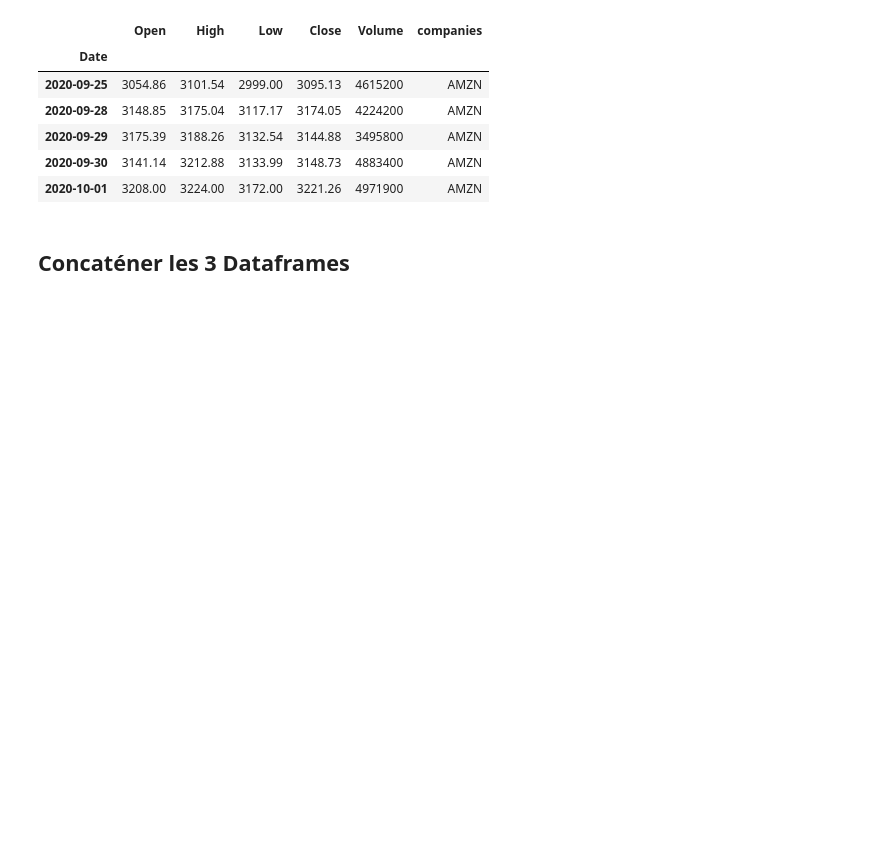
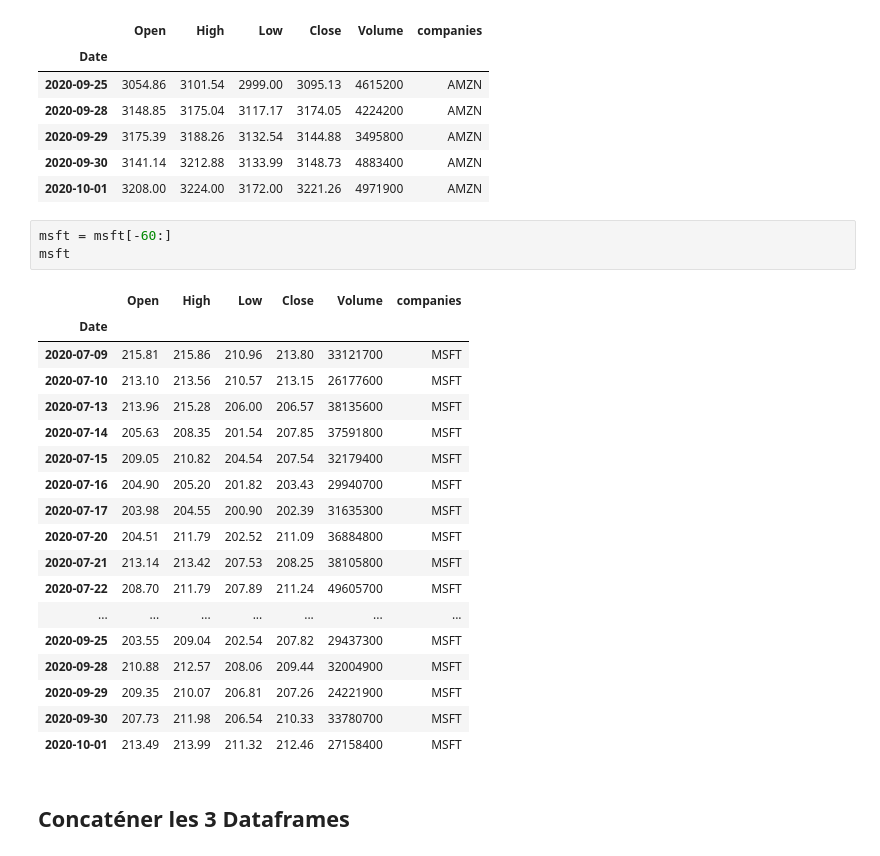
Before and after one commit to bintou579/Stratetgy_Trading, a Jupyter notebook: Modeles/Stock_Market_Analysis.ipynb, the cells around one changed output. Drawn from its saved outputs; the diff is of its cells as text; blank space fills up the shorter version.

```diff
--- a/Modeles/Stock_Market_Analysis.ipynb
+++ b/Modeles/Stock_Market_Analysis.ipynb
@@ -50,6 +50,28 @@ amzn.tail()
 | 2020-09-29 | 3175.39 | 3188.26 | 3132.54 | 3144.88 | 3495800 | AMZN |
 | 2020-09-30 | 3141.14 | 3212.88 | 3133.99 | 3148.73 | 4883400 | AMZN |
 | 2020-10-01 | 3208.00 | 3224.00 | 3172.00 | 3221.26 | 4971900 | AMZN |
+# %%
+msft = msft[-60:]
+msft
+# %% [output]
+|  | Open | High | Low | Close | Volume | companies |
+| Date |  |  |  |  |  |  |
+| 2020-07-09 | 215.81 | 215.86 | 210.96 | 213.80 | 33121700 | MSFT |
+| 2020-07-10 | 213.10 | 213.56 | 210.57 | 213.15 | 26177600 | MSFT |
+| 2020-07-13 | 213.96 | 215.28 | 206.00 | 206.57 | 38135600 | MSFT |
+| 2020-07-14 | 205.63 | 208.35 | 201.54 | 207.85 | 37591800 | MSFT |
+| 2020-07-15 | 209.05 | 210.82 | 204.54 | 207.54 | 32179400 | MSFT |
+| 2020-07-16 | 204.90 | 205.20 | 201.82 | 203.43 | 29940700 | MSFT |
+| 2020-07-17 | 203.98 | 204.55 | 200.90 | 202.39 | 31635300 | MSFT |
+| 2020-07-20 | 204.51 | 211.79 | 202.52 | 211.09 | 36884800 | MSFT |
+| 2020-07-21 | 213.14 | 213.42 | 207.53 | 208.25 | 38105800 | MSFT |
+| 2020-07-22 | 208.70 | 211.79 | 207.89 | 211.24 | 49605700 | MSFT |
+| ... | ... | ... | ... | ... | ... | ... |
+| 2020-09-25 | 203.55 | 209.04 | 202.54 | 207.82 | 29437300 | MSFT |
+| 2020-09-28 | 210.88 | 212.57 | 208.06 | 209.44 | 32004900 | MSFT |
+| 2020-09-29 | 209.35 | 210.07 | 206.81 | 207.26 | 24221900 | MSFT |
+| 2020-09-30 | 207.73 | 211.98 | 206.54 | 210.33 | 33780700 | MSFT |
+| 2020-10-01 | 213.49 | 213.99 | 211.32 | 212.46 | 27158400 | MSFT |
 # %% [markdown]
 ##  Concaténer les 3 Dataframes
 # %% [markdown]
```
Also changed, not shown: parts of 6 cells of this notebook, 4 other files.
